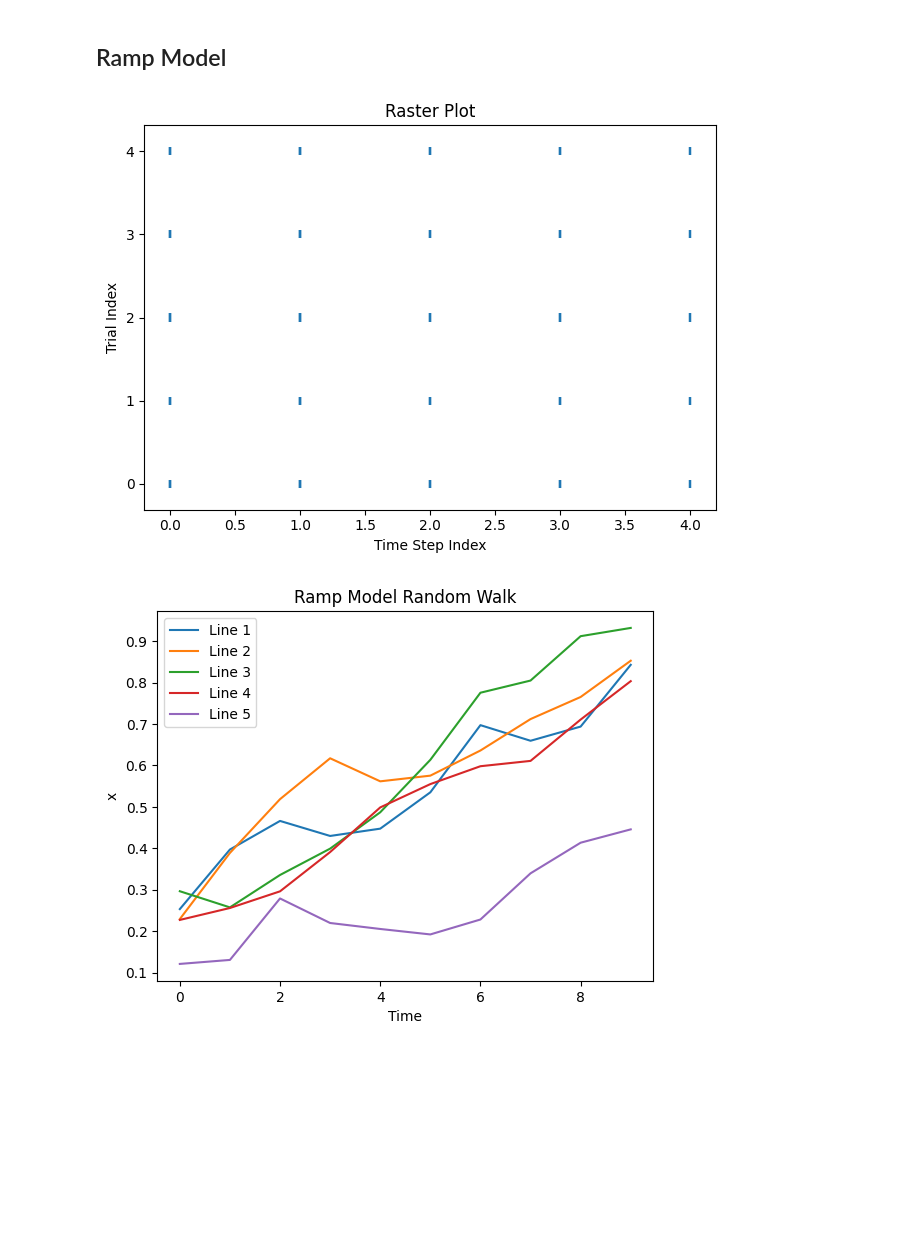
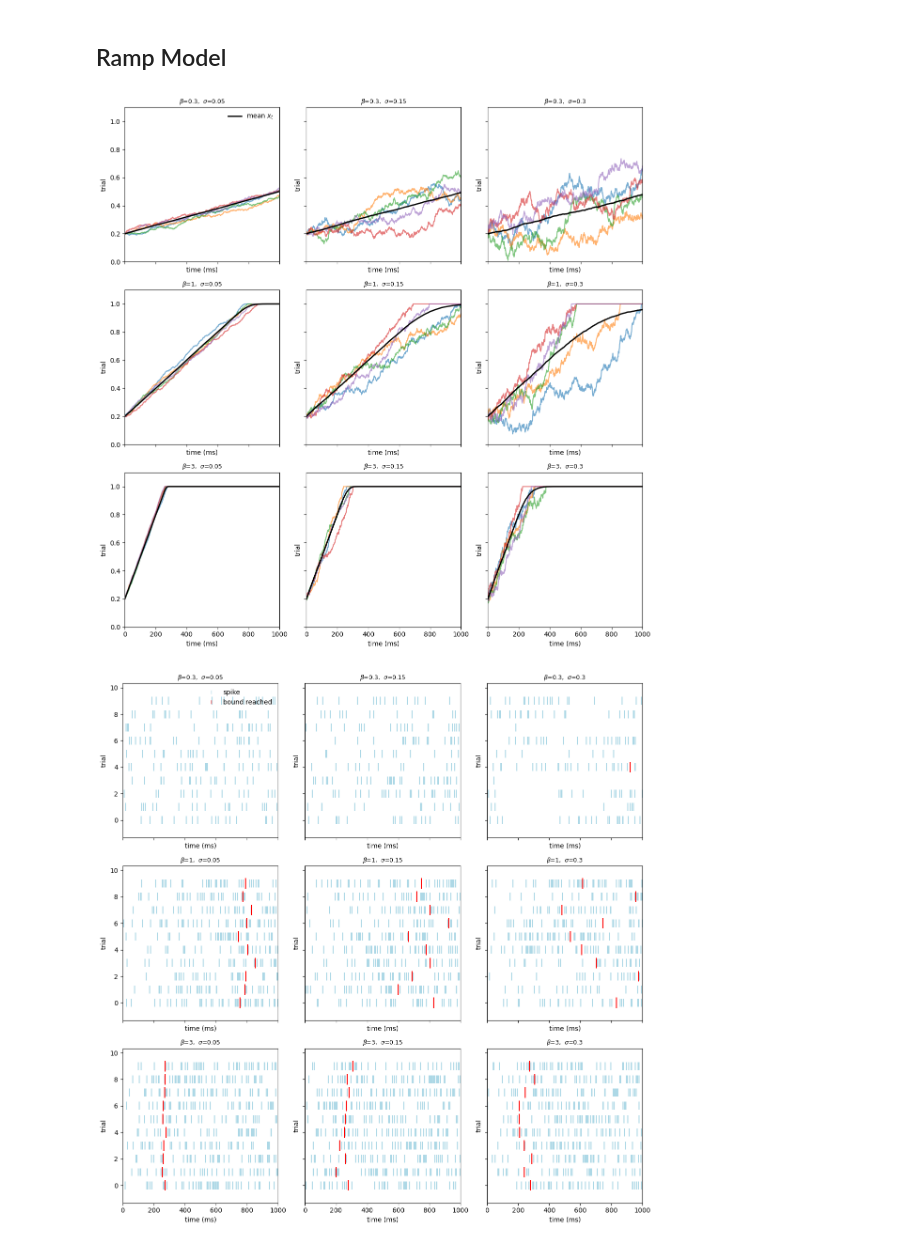
Before and after one commit to oparker7/gg3, a Jupyter notebook: task1.ipynb, the cells around one changed output. Drawn from its saved outputs; the diff is of its cells as text; code cells hidden in the pictures; blank space fills up the shorter version.

```diff
--- a/task1.ipynb
+++ b/task1.ipynb
@@ -17,17 +17,8 @@ step = models.StepModel(m=500, r=10, x0=.2, Rh=50, isi_gamma_shape=None, Rl=None
 # %% [markdown]
 ## Ramp Model
 # %%
-# decide simulation parameters
-Ntrials_ramp = 5
-T_ramp = 10
-
-# generate simulation of ramp model
-
-r_sim = ramp.simulate(Ntrials = Ntrials_ramp, T= T_ramp)
-
-dv.raster_plot(r_sim[0])
-
-dv.walk_plot(r_sim[1])
+dv.rampRasterPlot()
+dv.rampWalkPlot()
 # %% [output]
-[figure, old version]
+[figure, new version]
-[figure, old version]
+[figure, new version]
```
Also changed, not shown: parts of 7 cells of this notebook.
